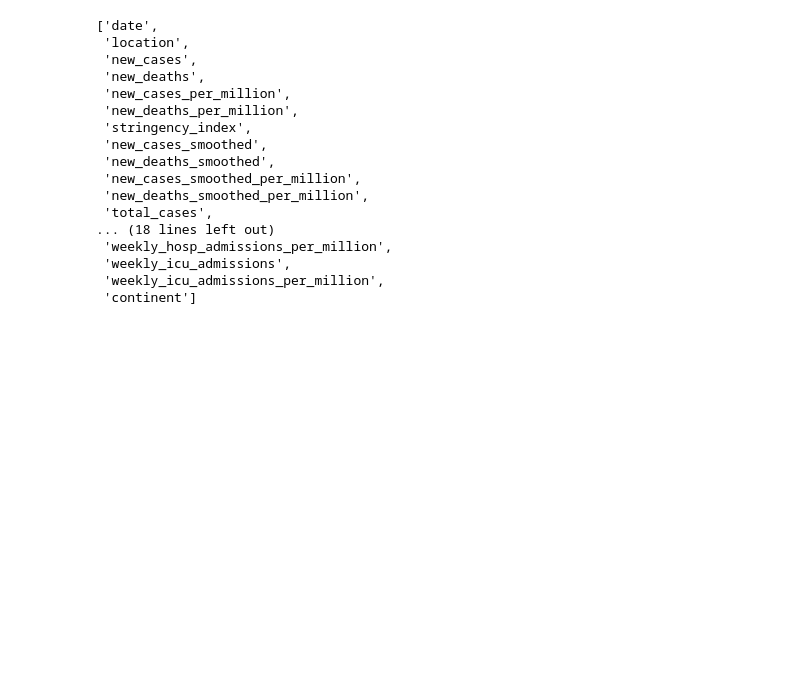
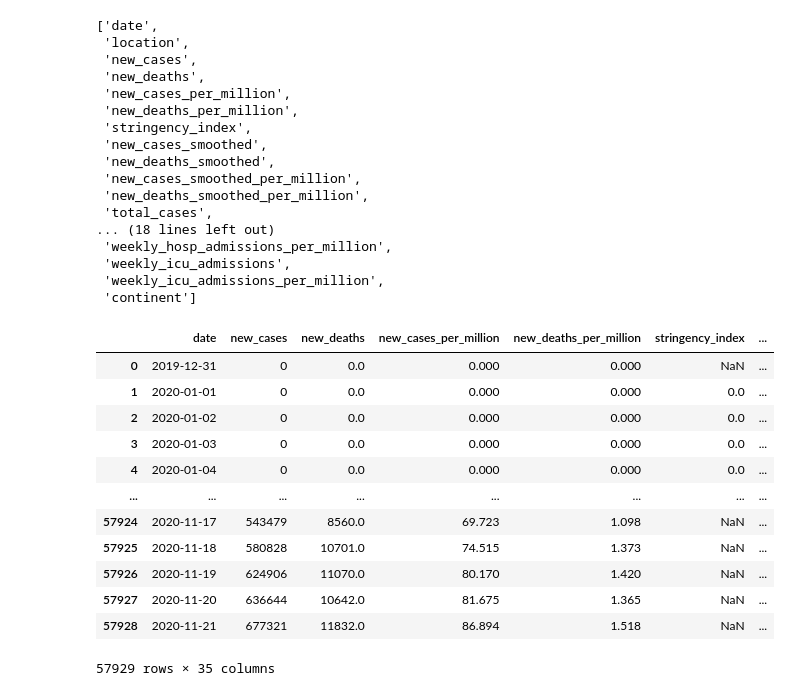
Before and after one commit to teguhsam/COVID19-Dashboard-with-Streamlit, a Jupyter notebook: Dashboard.ipynb, the cells around one changed output. Cells and saved outputs as stored; diff of their text form; code cells hidden in the pictures; blank space fills up the shorter version.

```diff
--- a/Dashboard.ipynb
+++ b/Dashboard.ipynb
@@ -100,3 +88,19 @@ combined_df.columns.to_list()
  'weekly_icu_admissions',
  'weekly_icu_admissions_per_million',
  'continent']
+# %%
+combined_df
+# %% [output]
+|  | date | new_cases | new_deaths | new_cases_per_million | new_deaths_per_million | stringency_index | ... |
+| 0 | 2019-12-31 | 0 | 0.0 | 0.000 | 0.000 | NaN | ... |
+| 1 | 2020-01-01 | 0 | 0.0 | 0.000 | 0.000 | 0.0 | ... |
+| 2 | 2020-01-02 | 0 | 0.0 | 0.000 | 0.000 | 0.0 | ... |
+| 3 | 2020-01-03 | 0 | 0.0 | 0.000 | 0.000 | 0.0 | ... |
+| 4 | 2020-01-04 | 0 | 0.0 | 0.000 | 0.000 | 0.0 | ... |
+| ... | ... | ... | ... | ... | ... | ... | ... |
+| 57924 | 2020-11-17 | 543479 | 8560.0 | 69.723 | 1.098 | NaN | ... |
+| 57925 | 2020-11-18 | 580828 | 10701.0 | 74.515 | 1.373 | NaN | ... |
+| 57926 | 2020-11-19 | 624906 | 11070.0 | 80.170 | 1.420 | NaN | ... |
+| 57927 | 2020-11-20 | 636644 | 10642.0 | 81.675 | 1.365 | NaN | ... |
+| 57928 | 2020-11-21 | 677321 | 11832.0 | 86.894 | 1.518 | NaN | ... |
+57929 rows × 35 columns
```
Also changed, not shown: parts of 19 cells of this notebook, 1 other file.
